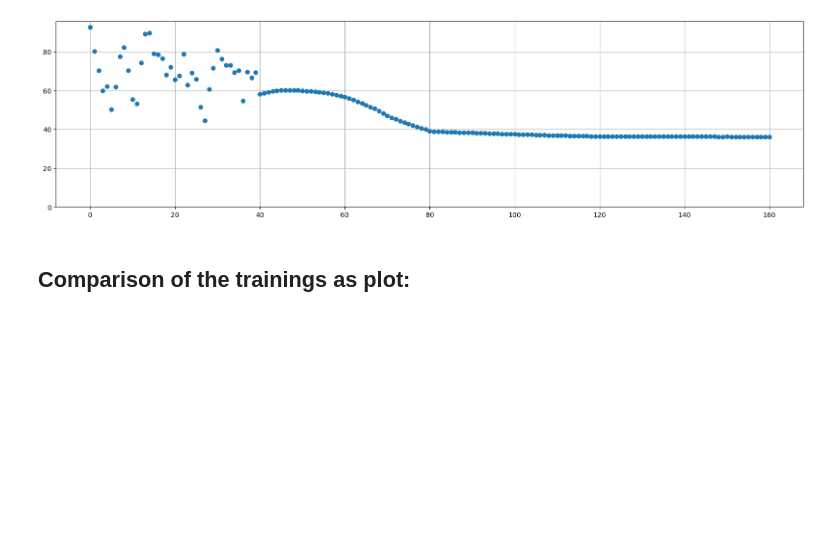
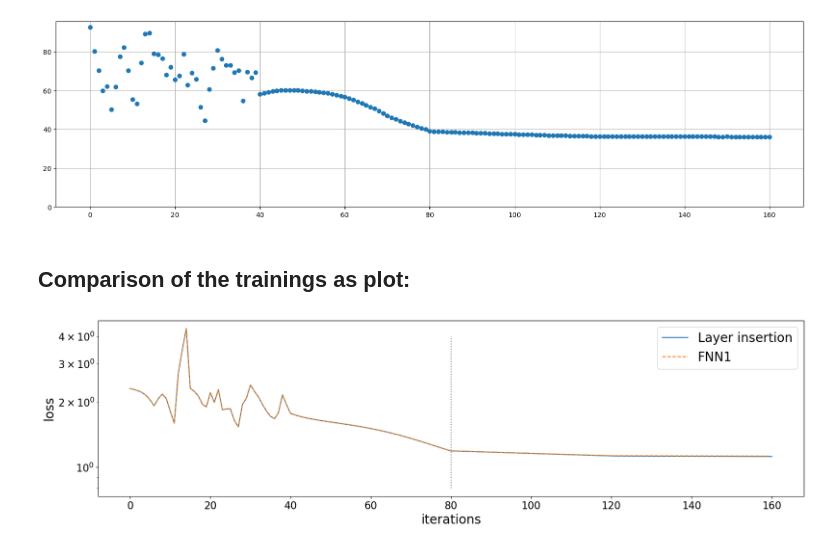
Before and after one commit to LeonieKreis/layer_insertion_sensitivity_based, a Jupyter notebook: exp7_5.ipynb, the cells around one changed output. Cells and saved outputs as stored; diff of their text form; code cells hidden in the pictures; blank space fills up the shorter version.

```diff
--- a/exp7_5.ipynb
+++ b/exp7_5.ipynb
@@ -509,3 +520,30 @@ if T3:
+# %%
+matplotlib.rc('ytick', labelsize=16)
+plt.figure(figsize=(20,5))
+
+
+#if T2:
+#    plt.plot(np.zeros(max(len(mb_losses1),len(mb_losses2))))#,len(mblosses_classical))))
+plt.plot(mb_losses1,label='Layer insertion')
+if T3:
+    plt.plot(mblosses_classical, '--',label='FNN1')
+
+if T2:
+    plt.plot(mb_losses2, '--',label='Alternative')
+
+plt.vlines(80,0.8,4,linestyles='dotted',colors='gray')
+
+
+plt.yscale('log')
+plt.xlabel('iterations', fontsize=20)
+plt.ylabel('loss', fontsize=20)
+plt.xticks(fontsize=16)
+plt.yticks(fontsize=16)
+
+plt.legend(fontsize=20)
+tikzplotlib.save('tikzpicture_plots/fig3.tex', axis_height='4cm', axis_width='12cm')
+# %% [output]
+[figure, added]
 # %%
 plt.figure(figsize=(20,5))
 
```
Also changed, not shown: parts of 8 cells of this notebook, 6 other files.
